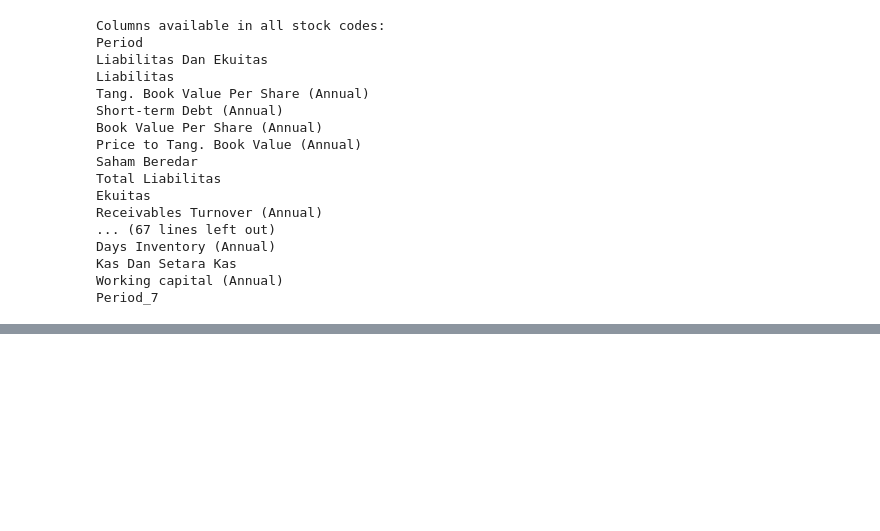
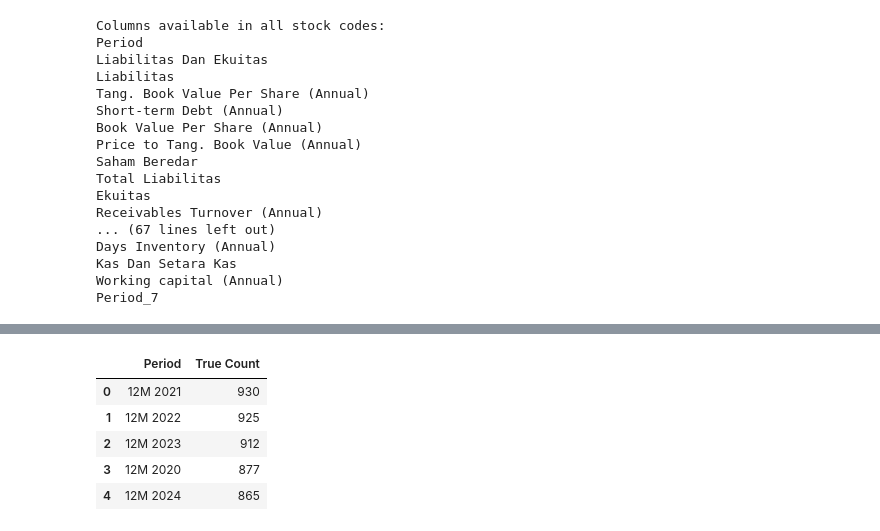
Before and after one commit to falkia34/stocks-cluster, a Jupyter notebook: notebooks/preprocess.ipynb, the cells around one changed output, grey strips where cells are left out. Saved outputs shown, nothing was run; the diff lists cells and outputs as text; code cells hidden in the pictures; blank space fills up the shorter version.

```diff
--- a/notebooks/preprocess.ipynb
+++ b/notebooks/preprocess.ipynb
@@ -153,0 +231,13 @@ Period_7
+# %%
+# Get the list of columns and the count of True values for each column
+period_true_counts = report_periods.drop(columns=['Kode']).sum().reset_index()
+period_true_counts.columns = ['Period', 'True Count']
+# %%
+period_true_counts.head()
+# %% [output]
+|  | Period | True Count |
+| 0 | 12M 2021 | 930 |
+| 1 | 12M 2022 | 925 |
+| 2 | 12M 2023 | 912 |
+| 3 | 12M 2020 | 877 |
+| 4 | 12M 2024 | 865 |
```
Also changed, not shown: parts of 8 cells of this notebook, 1 other file.
